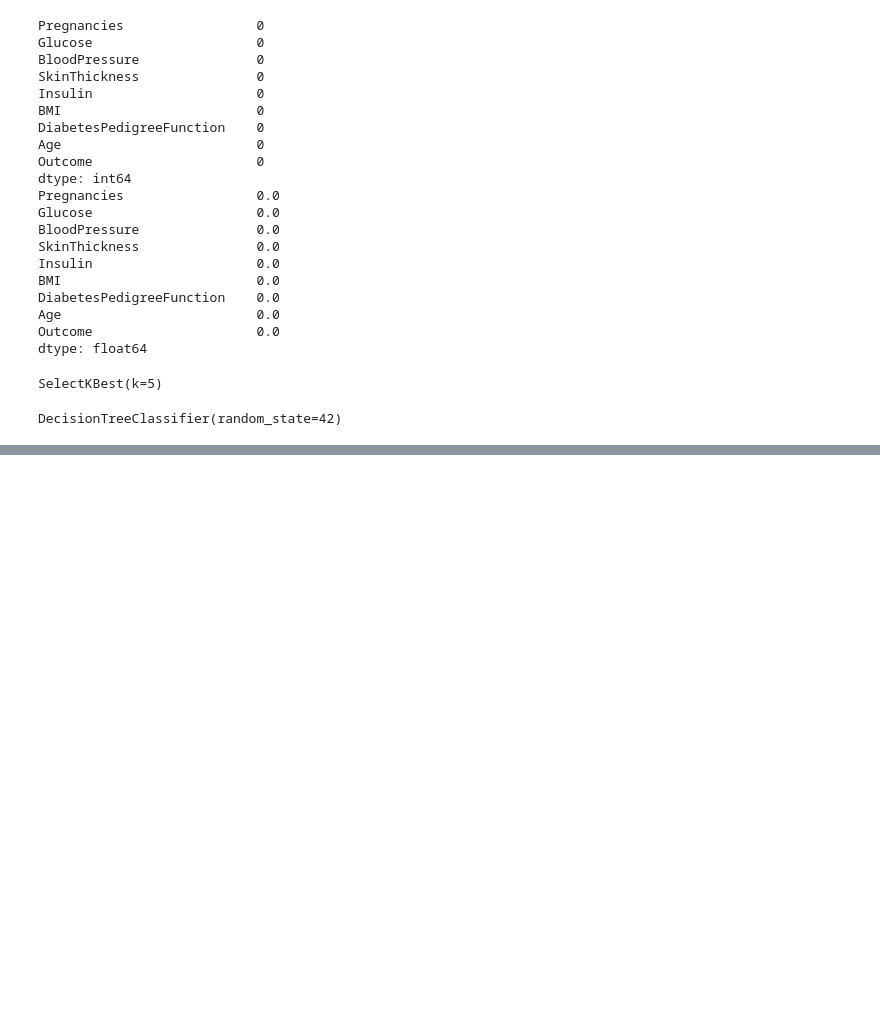
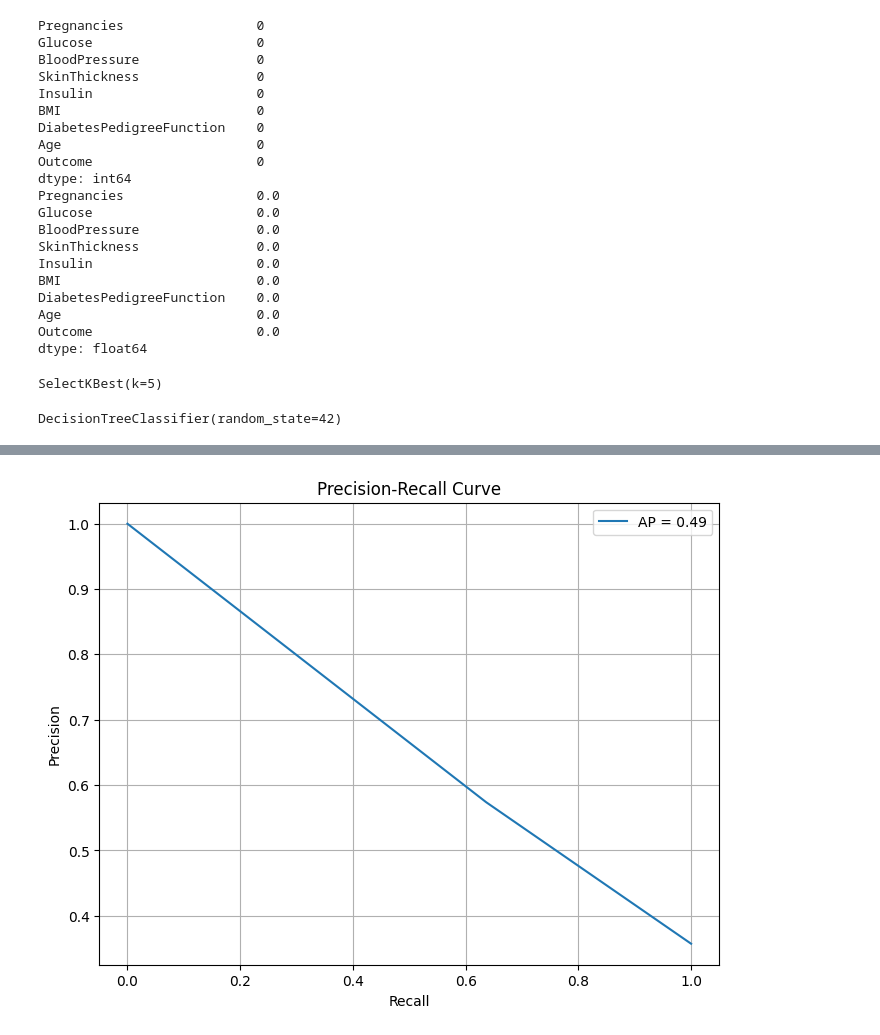
Before and after one commit to SayLesAI/SayLes-AI, a Jupyter notebook: src/explore.ipynb, the cells around one changed output, grey strips where cells are left out. Saved outputs shown, nothing was run; the diff lists cells and outputs as text; code cells hidden in the pictures; blank space fills up the shorter version.

```diff
--- a/src/explore.ipynb
+++ b/src/explore.ipynb
@@ -279,6 +278,3 @@ X_train.drop(["Pregnancies", "Glucose", "BloodPressure", "SkinThickness", 'Insul
-# %%
-# Drop original categorical columns
-X_test.drop(["Pregnancies", "Glucose", "BloodPressure", "SkinThickness", 'Insulin', 'BMI', 'DiabetesPedigreeFunction', 'Age'], axis=1, inplace=True)
 # %%
 df.describe().loc[['mean', 'min', '25%', '75%', 'max']]
 # %% [output]
@@ -420,0 +417,3 @@ print(acc_check)
+# %%
+# 4. Compute Precision and Recall
+precision, recall, thresholds = precision_recall_curve(y_test, y_pred)
@@ -470,0 +473,12 @@ weighted avg       0.69      0.67      0.58       154
+# %%
+# prescion recall graph
+plt.figure(figsize=(8, 6))
+plt.plot(recall, precision, label=f"AP = {average_precision:.2f}")
+plt.xlabel("Recall")
+plt.ylabel("Precision")
+plt.title("Precision-Recall Curve")
+plt.legend(loc="best")
+plt.grid()
+plt.show()
+# %% [output]
+[figure, added]
```
Also changed, not shown: parts of 7 cells of this notebook.
